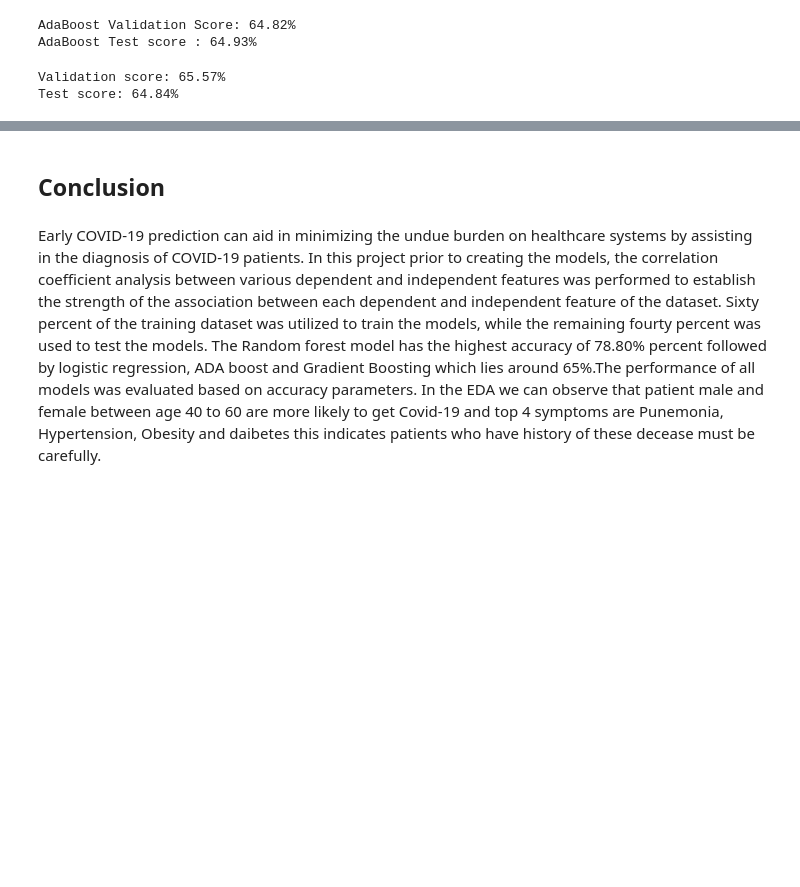
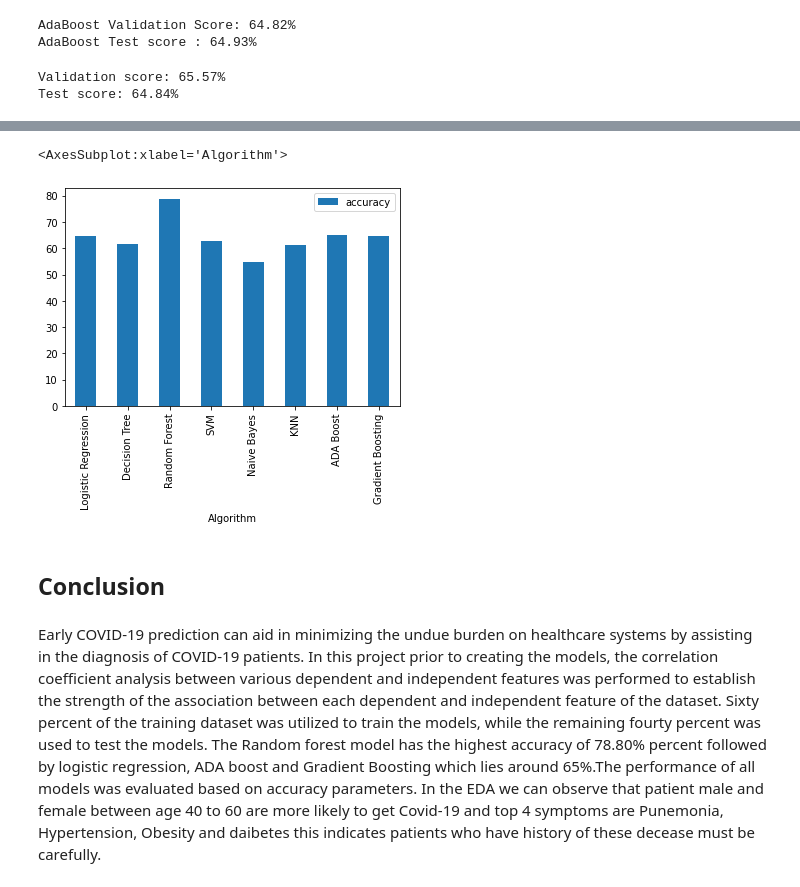
Before and after one commit to Sharathofficial/DATA602-, a Jupyter notebook: Final Project/Final Project.ipynb, the cells around one changed output, grey strips where cells are left out. Drawn from its saved outputs; the diff is of its cells as text; code cells hidden in the pictures; blank space fills up the shorter version.

```diff
--- a/Final Project/Final Project.ipynb
+++ b/Final Project/Final Project.ipynb
@@ -900,3 +900,18 @@ print(f'Test score: {gb_gscv.score(X_test, y_test):.2%}')
 # %% [output]
 Validation score: 65.57%
 Test score: 64.84%
+# %%
+acu = []
+model = ['Logistic Regression','Decision Tree','Random Forest','SVM','Naive Bayes','KNN','ADA Boost','Gradient Boosting']
+# %%
+acu.append(round(lreg_score*100,2))
+acu.append(round(dt_score*100,2))
+acu.append(round(Ranfor_score*100,2))
+acu.append(round(svm_score*100,2))
+acu.append(round(nb_score*100,2))
+acu.append(round(knn_score*100,2))
+acu.append(round(ad_gscv.score(X_test, y_test)*100,2))
+acu.append(round(gb_gscv.score(X_test, y_test)*100,2))
+# %%
+data_tuples = list(zip(model,acu))
+data_tuples
@@ -903,3 +927,10 @@ Test score: 64.84%
+# %%
+acc_df=pd.DataFrame(data_tuples, columns=['Algorithm','accuracy'])
+# %%
+acc_df.plot.bar(x="Algorithm", y="accuracy")
+# %% [output]
+<AxesSubplot:xlabel='Algorithm'>
+[figure, added]
 # %% [markdown]
 ## Conclusion
 # %% [markdown]
```
Also changed, not shown: parts of 1 cell of this notebook.
